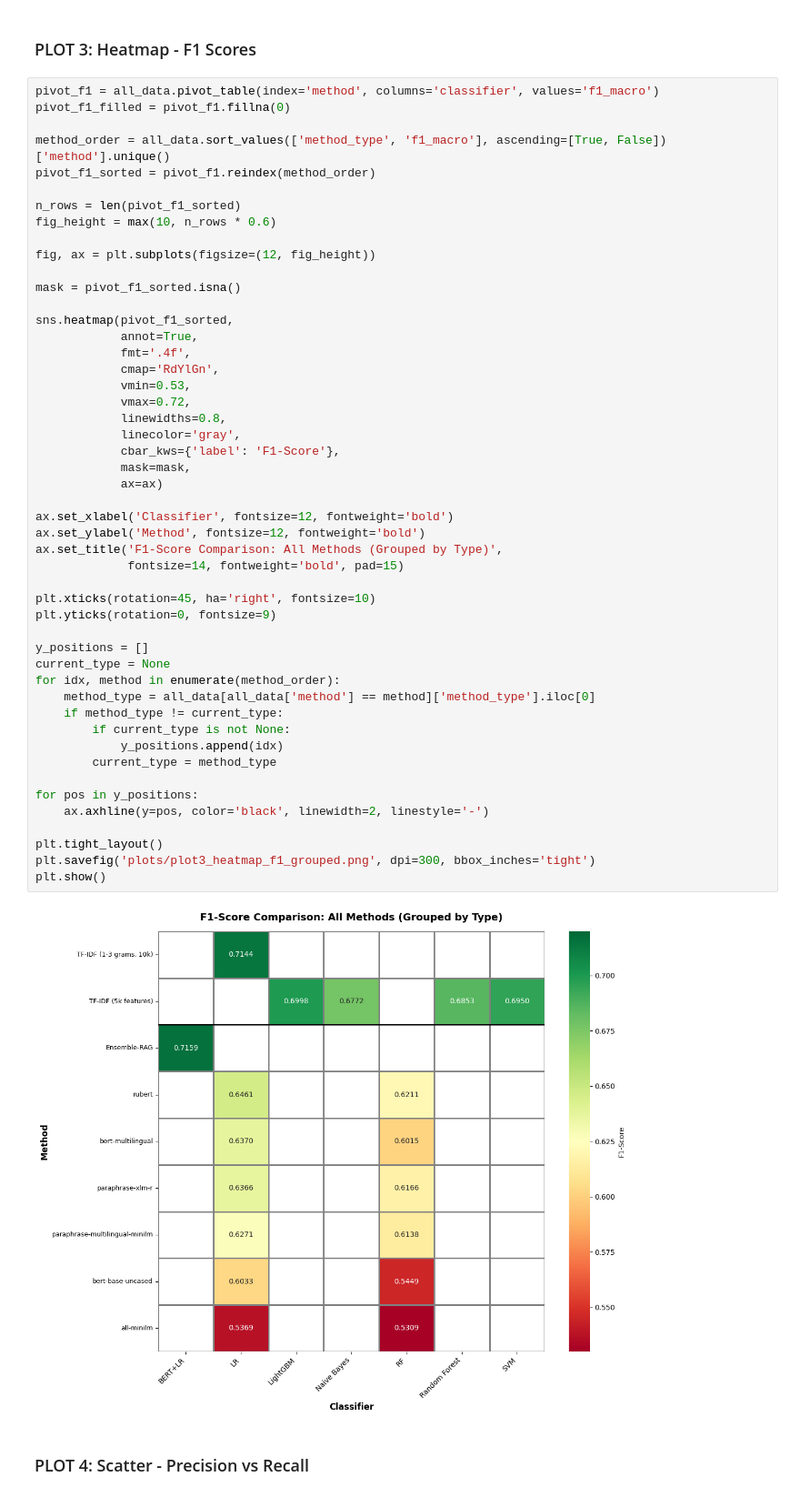
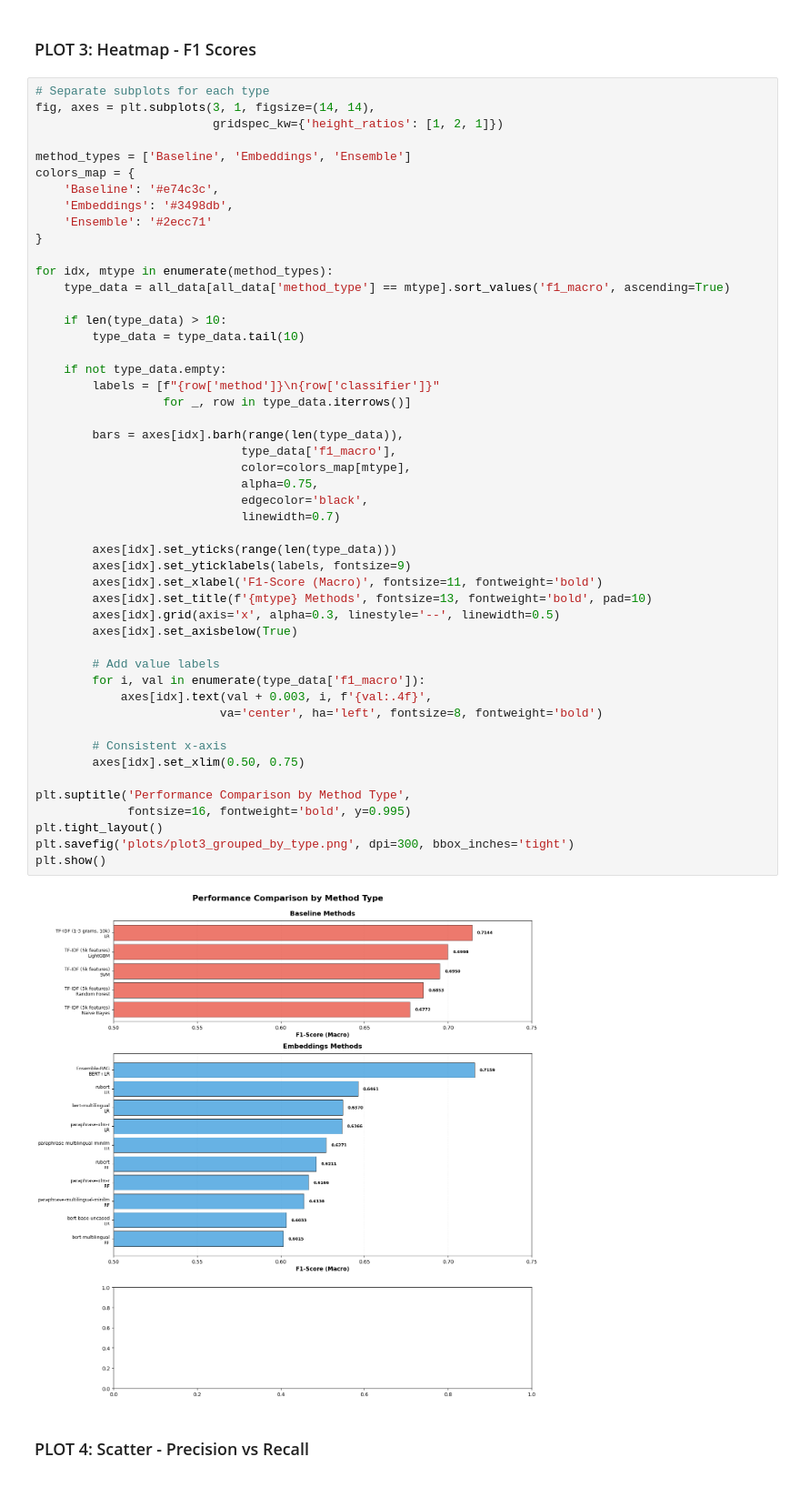
Before and after one commit to MariaOnyshchuk/nlp_project, a Jupyter notebook: plotting.ipynb, the cells around one changed output. Shown at 91% size. Saved outputs shown, nothing was run; the diff lists cells and outputs as text.

Commit message:
changed plots

```diff
--- a/plotting.ipynb
+++ b/plotting.ipynb
@@ -97,56 +106,56 @@ plt.show()
 # %% [markdown]
 ### PLOT 3: Heatmap - F1 Scores
 # %%
-pivot_f1 = all_data.pivot_table(index='method', columns='classifier', values='f1_macro')
-pivot_f1_filled = pivot_f1.fillna(0)
+# Separate subplots for each type
+fig, axes = plt.subplots(3, 1, figsize=(14, 14),
+                         gridspec_kw={'height_ratios': [1, 2, 1]})
 
-method_order = all_data.sort_values(['method_type', 'f1_macro'], ascending=[True, False])['method'].unique()
-pivot_f1_sorted = pivot_f1.reindex(method_order)
+method_types = ['Baseline', 'Embeddings', 'Ensemble']
+colors_map = {
+    'Baseline': '#e74c3c',
+    'Embeddings': '#3498db',
+    'Ensemble': '#2ecc71'
+}
 
-n_rows = len(pivot_f1_sorted)
-fig_height = max(10, n_rows * 0.6)
+for idx, mtype in enumerate(method_types):
+    type_data = all_data[all_data['method_type'] == mtype].sort_values('f1_macro', ascending=True)
 
-fig, ax = plt.subplots(figsize=(12, fig_height))
+    if len(type_data) > 10:
+        type_data = type_data.tail(10)
 
-mask = pivot_f1_sorted.isna()
+    if not type_data.empty:
+        labels = [f"{row['method']}\n{row['classifier']}"
+                  for _, row in type_data.iterrows()]
 
-sns.heatmap(pivot_f1_sorted,
-            annot=True,
-            fmt='.4f',
-            cmap='RdYlGn',
-            vmin=0.53,
-            vmax=0.72,
-            linewidths=0.8,
-            linecolor='gray',
-            cbar_kws={'label': 'F1-Score'},
-            mask=mask,
-            ax=ax)
+        bars = axes[idx].barh(range(len(type_data)),
+                             type_data['f1_macro'],
+                             color=colors_map[mtype],
+                             alpha=0.75,
+                             edgecolor='black',
+                             linewidth=0.7)
 
-ax.set_xlabel('Classifier', fontsize=12, fontweight='bold')
-ax.set_ylabel('Method', fontsize=12, fontweight='bold')
-ax.set_title('F1-Score Comparison: All Methods (Grouped by Type)',
-             fontsize=14, fontweight='bold', pad=15)
+        axes[idx].set_yticks(range(len(type_data)))
+        axes[idx].set_yticklabels(labels, fontsize=9)
+        axes[idx].set_xlabel('F1-Score (Macro)', fontsize=11, fontweight='bold')
+        axes[idx].set_title(f'{mtype} Methods', fontsize=13, fontweight='bold', pad=10)
+        axes[idx].grid(axis='x', alpha=0.3, linestyle='--', linewidth=0.5)
+        axes[idx].set_axisbelow(True)
 
-plt.xticks(rotation=45, ha='right', fontsize=10)
-plt.yticks(rotation=0, fontsize=9)
+        # Add value labels
+        for i, val in enumerate(type_data['f1_macro']):
+            axes[idx].text(val + 0.003, i, f'{val:.4f}',
+                          va='center', ha='left', fontsize=8, fontweight='bold')
 
-y_positions = []
-current_type = None
-for idx, method in enumerate(method_order):
-    method_type = all_data[all_data['method'] == method]['method_type'].iloc[0]
-    if method_type != current_type:
-        if current_type is not None:
-            y_positions.append(idx)
-        current_type = method_type
+        # Consistent x-axis
+        axes[idx].set_xlim(0.50, 0.75)
 
-for pos in y_positions:
-    ax.axhline(y=pos, color='black', linewidth=2, linestyle='-')
-
+plt.suptitle('Performance Comparison by Method Type',
+             fontsize=16, fontweight='bold', y=0.995)
 plt.tight_layout()
-plt.savefig('plots/plot3_heatmap_f1_grouped.png', dpi=300, bbox_inches='tight')
+plt.savefig('plots/plot3_grouped_by_type.png', dpi=300, bbox_inches='tight')
 plt.show()
 # %% [output]
-[figure, old version]
+[figure, new version]
 # %% [markdown]
 ### PLOT 4: Scatter - Precision vs Recall
 # %%
```
Also changed, not shown: parts of 1 cell of this notebook, 6 other files.
